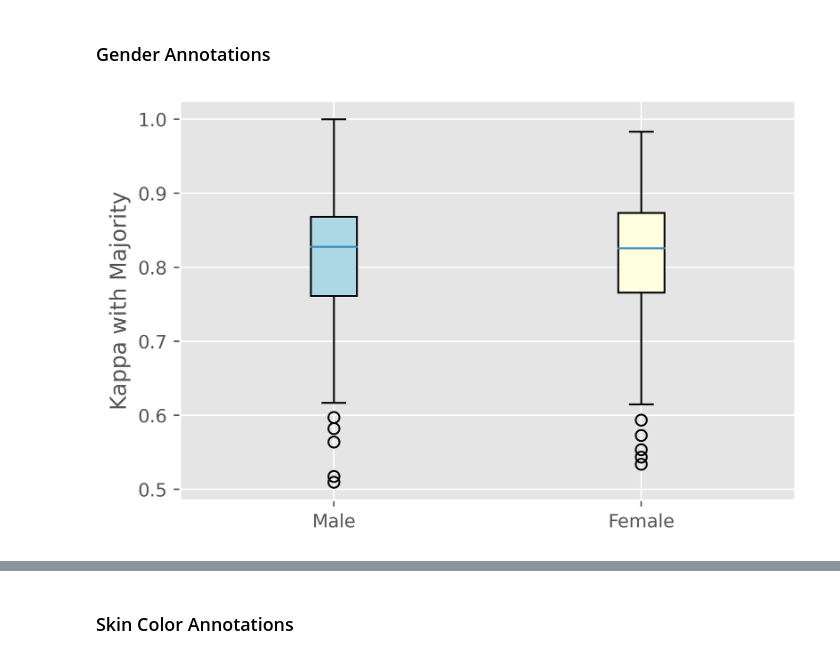
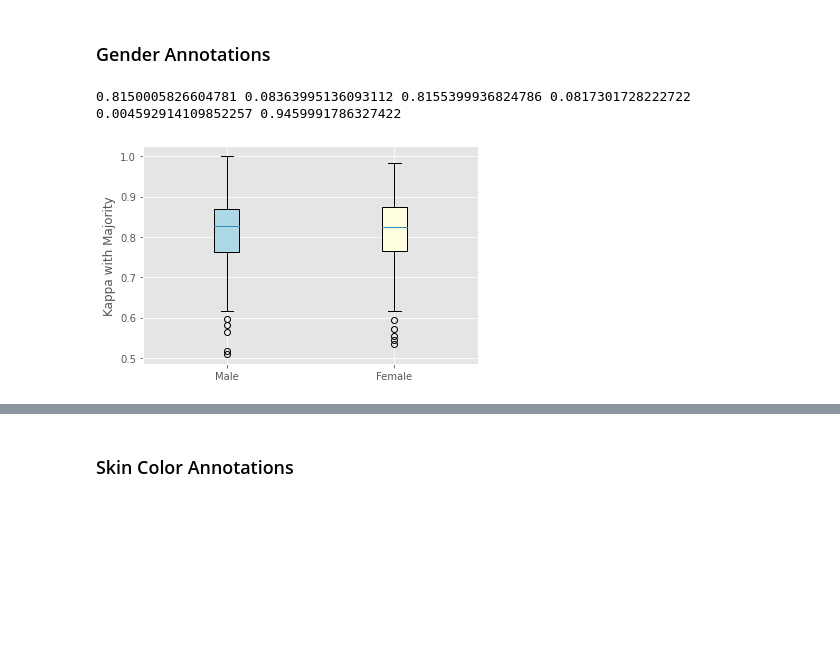
Before and after one commit to princetonvisualai/gender-artifacts, a Jupyter notebook: label_analysis.ipynb, the cells around one changed output, grey strips where cells are left out. Cells and saved outputs as stored; diff of their text form; code cells hidden in the pictures; blank space fills up the shorter version.

```diff
--- a/label_analysis.ipynb
+++ b/label_analysis.ipynb
@@ -129,20 +150,22 @@ def worker_race(att, race):
 male_gender = get_irr(worker_gender('gender', 'male'))
 female_gender = get_irr(worker_gender('gender', 'female'))
 fvalue, pvalue = stats.f_oneway(male_gender, female_gender)
-print(fvalue, pvalue)
+print(np.mean(male_gender), np.std(male_gender), np.mean(female_gender), np.std(female_gender), fvalue, pvalue)
+# %% [output]
+0.8150005826604781 0.08363995136093112 0.8155399936824786 0.0817301728222722 0.004592914109852257 0.9459991786327422
 # %%
 plt.style.use('ggplot')
-plt.figure(dpi=500)
+# plt.figure(dpi=500)
 # fig, ax = plt.figure()
 bplot = plt.boxplot((male_gender, female_gender), patch_artist=True, labels=['Male', 'Female'], vert=True)
 # plt.xticks(ticks=[1, 2], labels= ['Male', 'Female'])
 plt.ylabel('Kappa with Majority')
 
 colors = ['lightblue', 'lightyellow']
 for patch, color in zip(bplot['boxes'], colors):
     patch.set_facecolor(color)
 # %% [output]
-[figure, old version]
+[figure, new version]
 # %%
 white_gender = get_irr(worker_race('gender', 'white'))
 black_gender = get_irr(worker_race('gender', 'black'))
```
Also changed, not shown: parts of 8 cells of this notebook, 2 other files.
